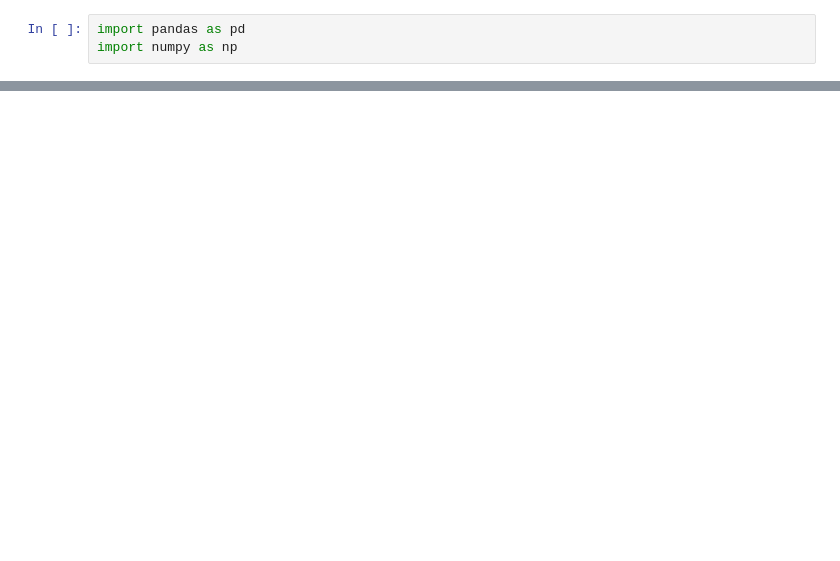
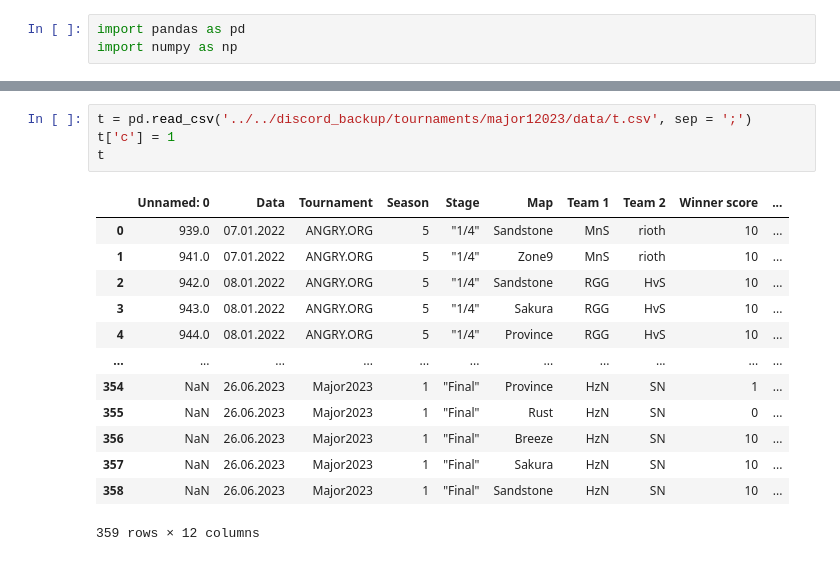
Before and after one commit to rongo1/Analytics_tournament_analytics, a Jupyter notebook: analyze.ipynb, the cells around one changed output, grey strips where cells are left out. Saved outputs shown, nothing was run; the diff lists cells and outputs as text; blank space fills up the shorter version.

```diff
--- a/analyze.ipynb
+++ b/analyze.ipynb
@@ -135,0 +49,18 @@ p1
+# %%
+t = pd.read_csv('../../discord_backup/tournaments/major12023/data/t.csv', sep = ';')
+t['c'] = 1
+t
+# %% [output]
+|  | Unnamed: 0 | Data | Tournament | Season | Stage | Map | Team 1 | Team 2 | Winner score | ... |
+| 0 | 939.0 | 07.01.2022 | ANGRY.ORG | 5 | "1/4" | Sandstone | MnS | rioth | 10 | ... |
+| 1 | 941.0 | 07.01.2022 | ANGRY.ORG | 5 | "1/4" | Zone9 | MnS | rioth | 10 | ... |
+| 2 | 942.0 | 08.01.2022 | ANGRY.ORG | 5 | "1/4" | Sandstone | RGG | HvS | 10 | ... |
+| 3 | 943.0 | 08.01.2022 | ANGRY.ORG | 5 | "1/4" | Sakura | RGG | HvS | 10 | ... |
+| 4 | 944.0 | 08.01.2022 | ANGRY.ORG | 5 | "1/4" | Province | RGG | HvS | 10 | ... |
+| ... | ... | ... | ... | ... | ... | ... | ... | ... | ... | ... |
+| 354 | NaN | 26.06.2023 | Major2023 | 1 | "Final" | Province | HzN | SN | 1 | ... |
+| 355 | NaN | 26.06.2023 | Major2023 | 1 | "Final" | Rust | HzN | SN | 0 | ... |
+| 356 | NaN | 26.06.2023 | Major2023 | 1 | "Final" | Breeze | HzN | SN | 10 | ... |
+| 357 | NaN | 26.06.2023 | Major2023 | 1 | "Final" | Sakura | HzN | SN | 10 | ... |
+| 358 | NaN | 26.06.2023 | Major2023 | 1 | "Final" | Sandstone | HzN | SN | 10 | ... |
+359 rows × 12 columns
```
Also changed, not shown: parts of 15 cells of this notebook, 1 other file.
